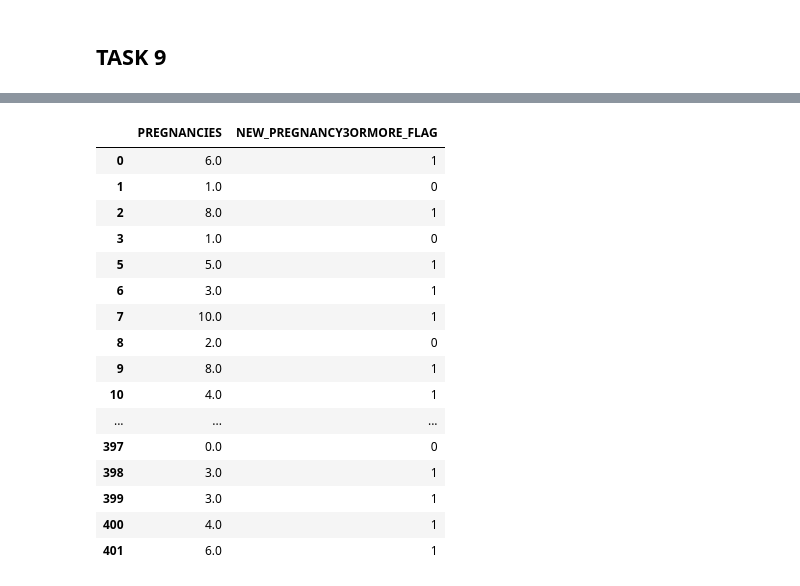
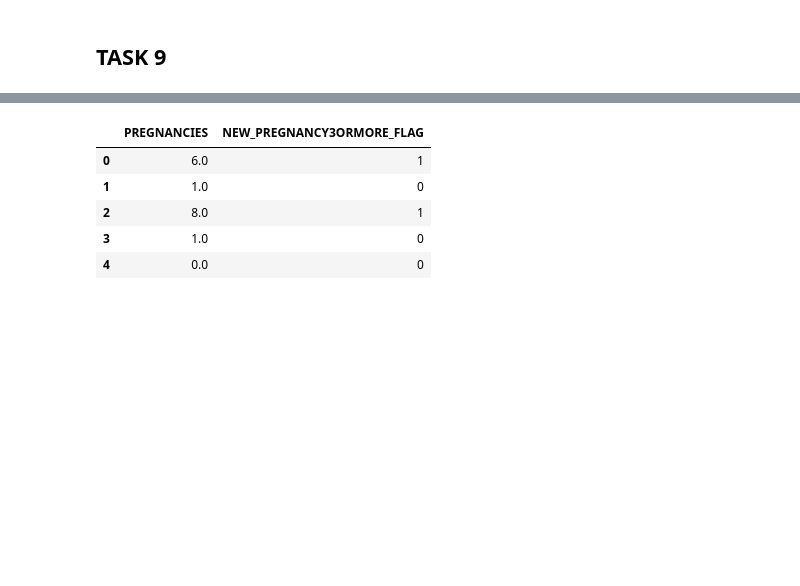
Before and after one commit to albayrakalperen/Miuul-Machine-Learning-Summer-Camp, a Jupyter notebook: Week 3/Project 1/diabetes.ipynb, the cells around one changed output, grey strips where cells are left out. Saved outputs shown, nothing was run; the diff lists cells and outputs as text; code cells hidden in the pictures; blank space fills up the shorter version.

```diff
--- a/Week 3/Project 1/diabetes.ipynb
+++ b/Week 3/Project 1/diabetes.ipynb
@@ -652,24 +627,13 @@ df.groupby('NEW_PREGNANCY3ORMORE_FLAG').agg({'OUTCOME': 'mean'})
 | 1 | 0.437500 |
 # %%
-df[['PREGNANCIES', 'NEW_PREGNANCY3ORMORE_FLAG']]
+df[['PREGNANCIES', 'NEW_PREGNANCY3ORMORE_FLAG']].head()
 # %% [output]
 |  | PREGNANCIES | NEW_PREGNANCY3ORMORE_FLAG |
 | 0 | 6.0 | 1 |
 | 1 | 1.0 | 0 |
 | 2 | 8.0 | 1 |
 | 3 | 1.0 | 0 |
-| 5 | 5.0 | 1 |
-| 6 | 3.0 | 1 |
-| 7 | 10.0 | 1 |
-| 8 | 2.0 | 0 |
-| 9 | 8.0 | 1 |
-| 10 | 4.0 | 1 |
-| ... | ... | ... |
-| 397 | 0.0 | 0 |
-| 398 | 3.0 | 1 |
-| 399 | 3.0 | 1 |
-| 400 | 4.0 | 1 |
-| 401 | 6.0 | 1 |
+| 4 | 0.0 | 0 |
 # %%
 from statsmodels.stats.proportion import proportions_ztest
 
```
Also changed, not shown: parts of 55 cells of this notebook.
